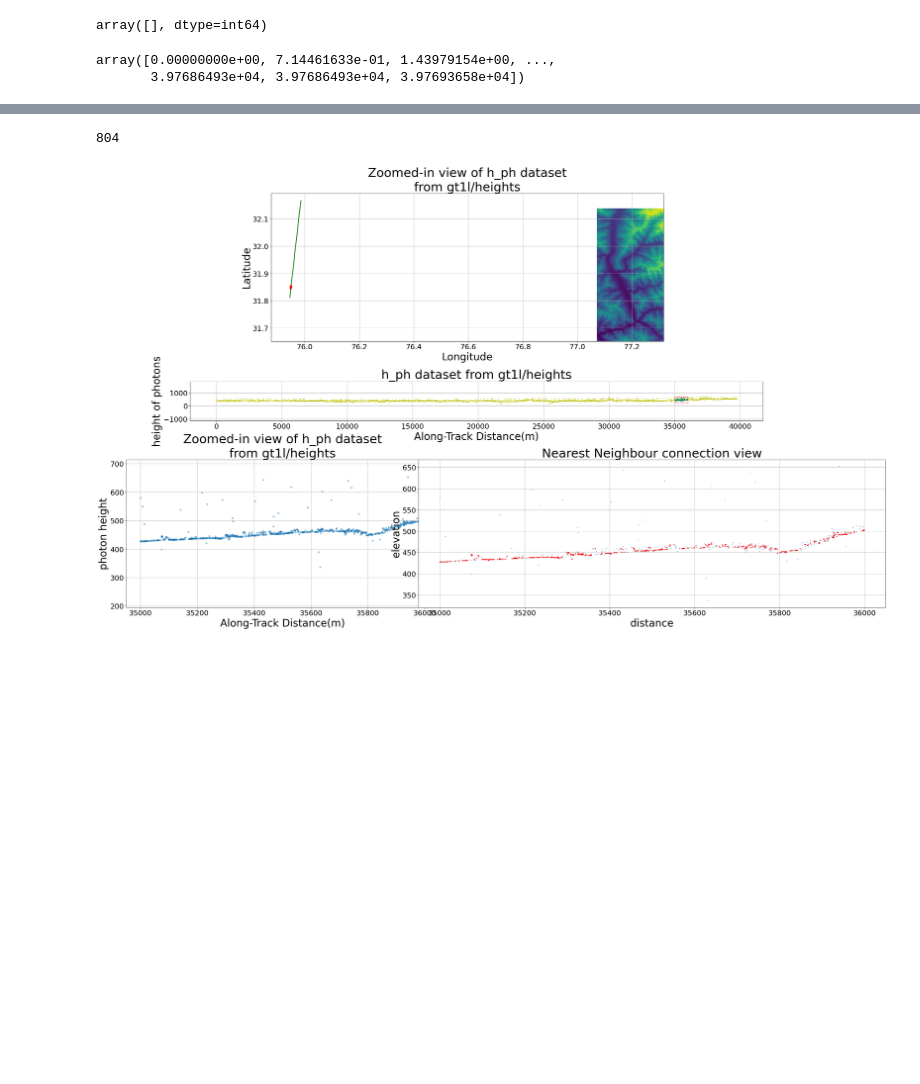
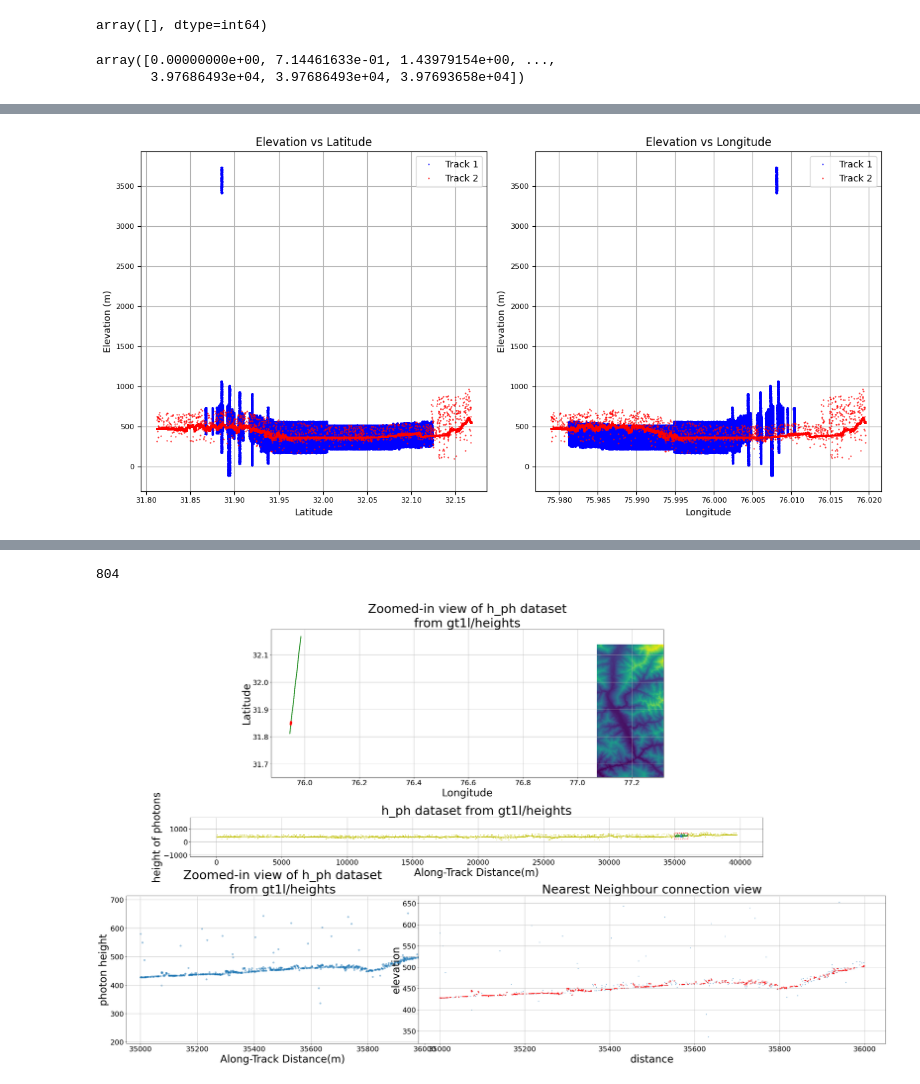
Before and after one commit to 1kaiser/ICESAT2, a Jupyter notebook: GraphConnectionICESAT2Photon.ipynb, the cells around one changed output, grey strips where cells are left out. Cells and saved outputs as stored; diff of their text form; code cells hidden in the pictures; blank space fills up the shorter version.

```diff
--- a/GraphConnectionICESAT2Photon.ipynb
+++ b/GraphConnectionICESAT2Photon.ipynb
@@ -1161,0 +1296,29 @@ array([0.00000000e+00, 7.14461633e-01, 1.43979154e+00, ...,
+# %%
+#@title { vertical-output: true }
+# Create a new figure with two subplots
+fig, (ax1, ax2) = plt.subplots(ncols=2, figsize=(12,6))
+
+# Plot the elevation vs latitude for both tracks on the first subplot
+ax1.plot(lat_1, h_ph_data1, '.', color='blue', markersize=1)
+ax1.plot(lat_2, h_ph_data2, '.', color='red', markersize=1)
+ax1.set_xlabel('Latitude')
+ax1.set_ylabel('Elevation (m)')
+ax1.set_title('Elevation vs Latitude')
+ax1.legend(['Track 1', 'Track 2'], loc='upper right')
+ax1.tick_params(axis='both', which='major', labelsize=8)
+ax1.grid(True)
+
+# Plot the elevation vs longitude for both tracks on the second subplot
+ax2.plot(lon_1, h_ph_data1, '.', color='blue', markersize=1)
+ax2.plot(lon_2, h_ph_data2, '.', color='red', markersize=1)
+ax2.set_xlabel('Longitude')
+ax2.set_ylabel('Elevation (m)')
+ax2.set_title('Elevation vs Longitude')
+ax2.legend(['Track 1', 'Track 2'], loc='upper right')
+ax2.tick_params(axis='both', which='major', labelsize=8)
+ax2.grid(True)
+
+plt.tight_layout()
+plt.show()
+# %% [output]
+[figure, added]
```
Also changed, not shown: parts of 12 cells of this notebook.
